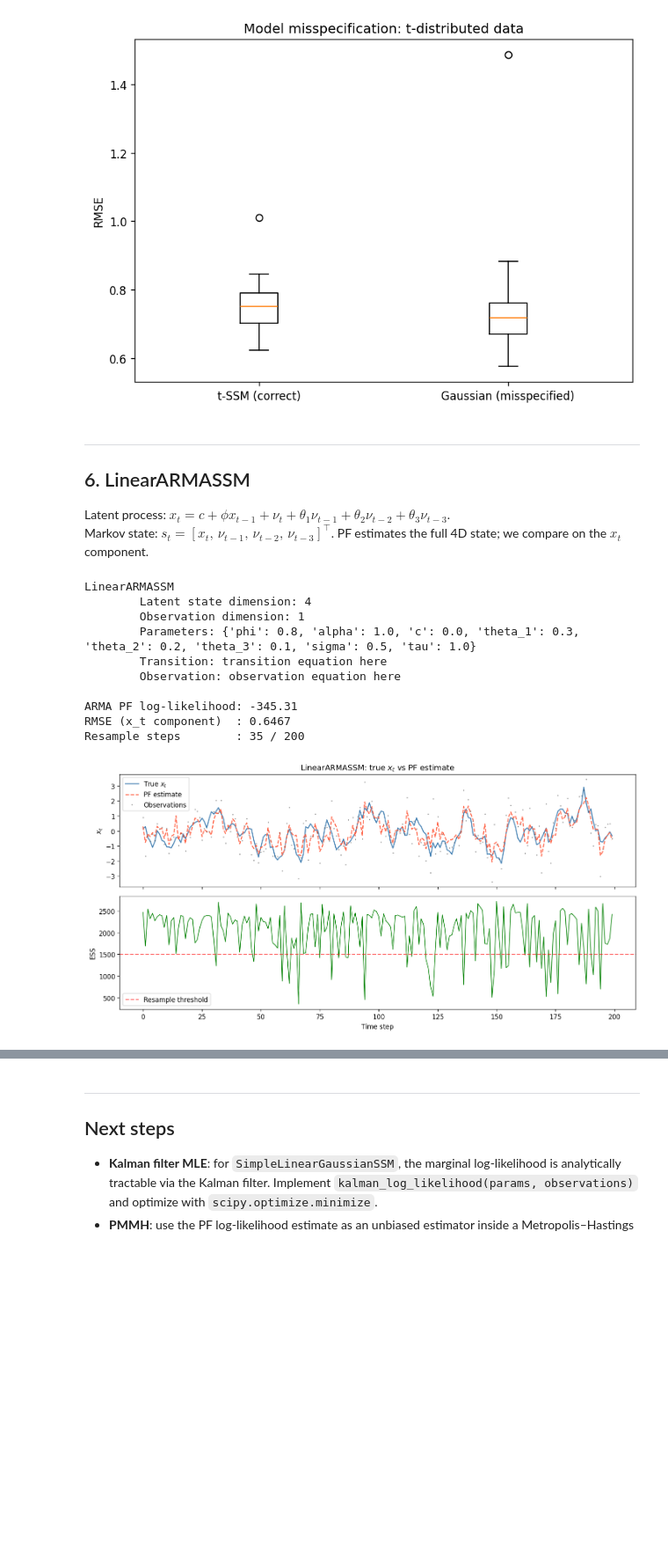
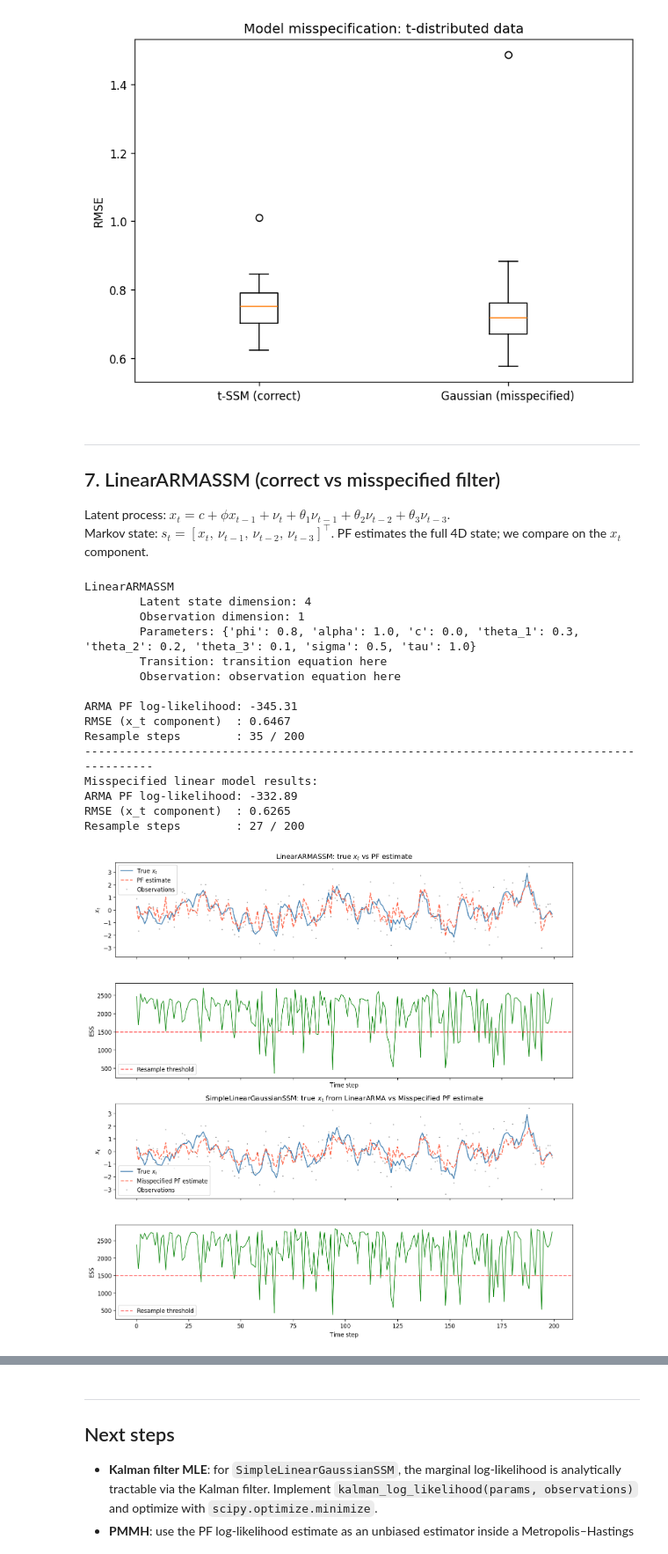
Before and after one commit to rickyli02/particle_filter_project_submission, a Jupyter notebook: notebooks/testing_estimation.ipynb, the cells around one changed output, grey strips where cells are left out. Shown at 88% size. Drawn from its saved outputs; the diff is of its cells as text; code cells hidden in the pictures; blank space fills up the shorter version.

```diff
--- a/notebooks/testing_estimation.ipynb
+++ b/notebooks/testing_estimation.ipynb
@@ -331,7 +444,7 @@ Gauss   RMSE: 0.7422 ± 0.1521
 [figure]
 # %% [markdown]
 ---
-## 6. LinearARMASSM
+## 7. LinearARMASSM (correct vs misspecified filter)
 
 Latent process: $x_t = c + \phi x_{t-1} + \nu_t + \theta_1 \nu_{t-1} + \theta_2 \nu_{t-2} + \theta_3 \nu_{t-3}$.
 Markov state: $s_t = [x_t,\, \nu_{t-1},\, \nu_{t-2}, \, \nu_{t-3}]^\top$. PF estimates the full 4D state; we compare on the $x_t$ component.
@@ -352,13 +465,27 @@ pf_arma = ParticleFilter(
     model=model_arma, N_particles=3000, data=obs_arma_1d,
     resample_method=SystematicResampling(seed=5)
 )
+
+pf_arma_misspec = ParticleFilter(
+    model=SimpleLinearGaussianSSM(phi=0.8, alpha=1.0, sigma=0.5, tau=1.0, seed=42),
+    N_particles=3000, data=obs_arma_1d,
+    resample_method=SystematicResampling(seed=5)
+)
+
 _, ph_arma, wh_arma, rsh_arma, loglik_arma = pf_arma.run_filter()
+_, ph_arma_misspec, wh_arma_misspec, rsh_arma_misspec, loglik_arma_misspec = pf_arma_misspec.run_filter()
 
 x_hat_arma = filtered_trajectory(pf_arma, state_idx=0)
+x_hat_arma_misspec = filtered_trajectory(pf_arma_misspec, state_idx=0)
 
 print(f"ARMA PF log-likelihood: {loglik_arma:.2f}")
 print(f"RMSE (x_t component)  : {rmse(true_x_arma, x_hat_arma):.4f}")
 print(f"Resample steps        : {sum(rsh_arma)} / {T_arma}")
+print("---"*30)
+print("Misspecified linear model results:")
+print(f"ARMA PF log-likelihood: {loglik_arma_misspec:.2f}")
+print(f"RMSE (x_t component)  : {rmse(true_x_arma, x_hat_arma_misspec):.4f}")
+print(f"Resample steps        : {sum(rsh_arma_misspec)} / {T_arma}")
 # %% [output]
 LinearARMASSM
         Latent state dimension: 4
@@ -370,25 +497,45 @@ LinearARMASSM
 ARMA PF log-likelihood: -345.31
 RMSE (x_t component)  : 0.6467
 Resample steps        : 35 / 200
+------------------------------------------------------------------------------------------
+Misspecified linear model results:
+ARMA PF log-likelihood: -332.89
+RMSE (x_t component)  : 0.6265
+Resample steps        : 27 / 200
 # %%
-fig, axes = plt.subplots(2, 1, figsize=(12, 6), sharex=True)
+fig, axes = plt.subplots(4, 1, figsize=(12, 12), sharex=True)
 
 axes[0].plot(true_x_arma,  label='True $x_t$', color='steelblue', lw=1.5)
 axes[0].plot(x_hat_arma,   label='PF estimate', color='tomato', lw=1.5, linestyle='--')
 axes[0].plot(obs_arma_1d,  '.', color='black', markersize=2, alpha=0.3, label='Observations')
 axes[0].set_ylabel('$x_t$')
 axes[0].legend()
 axes[0].set_title('LinearARMASSM: true $x_t$ vs PF estimate')
 
 ess_arma = ess_trajectory(pf_arma)
 axes[1].plot(ess_arma, color='green', lw=1)
 axes[1].axhline(pf_arma.resample_threshold * pf_arma.N_particles,
                 color='red', linestyle='--', alpha=0.6, label='Resample threshold')
 axes[1].set_ylabel('ESS')
 axes[1].set_xlabel('Time step')
 axes[1].legend()
 
+axes[2].plot(true_x_arma,  label='True $x_t$', color='steelblue', lw=1.5)
+axes[2].plot(x_hat_arma_misspec, label='Misspecified PF estimate', color='tomato', lw=1.5, linestyle='--')
+axes[2].plot(obs_arma_1d,  '.', color='black', markersize=2, alpha=0.3, label='Observations')
+axes[2].set_ylabel('$x_t$')
+axes[2].legend()
+axes[2].set_title('SimpleLinearGaussianSSM: true $x_t$ from LinearARMA vs Misspecified PF estimate')
+
+ess_arma_misspec = ess_trajectory(pf_arma_misspec)
+axes[3].plot(ess_arma_misspec, color='green', lw=1)
+axes[3].axhline(pf_arma.resample_threshold * pf_arma.N_particles,
+                color='red', linestyle='--', alpha=0.6, label='Resample threshold')
+axes[3].set_ylabel('ESS')
+axes[3].set_xlabel('Time step')
+axes[3].legend()
+
 plt.tight_layout()
 plt.show()
 # %% [output]
-[figure, old version]
+[figure, new version]
```
Also changed, not shown: parts of 14 cells of this notebook, 10 other files.
